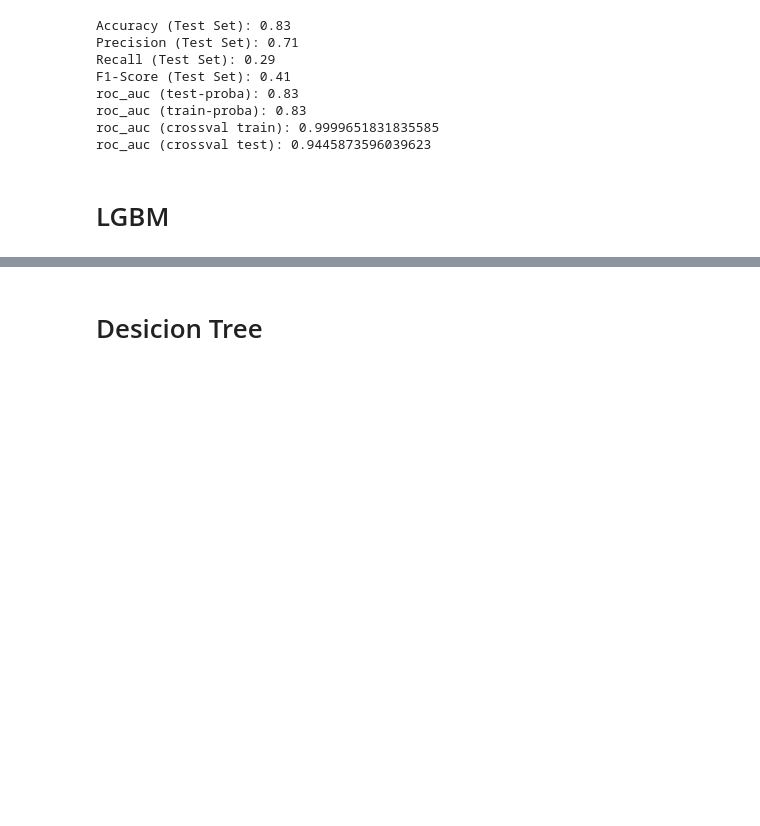
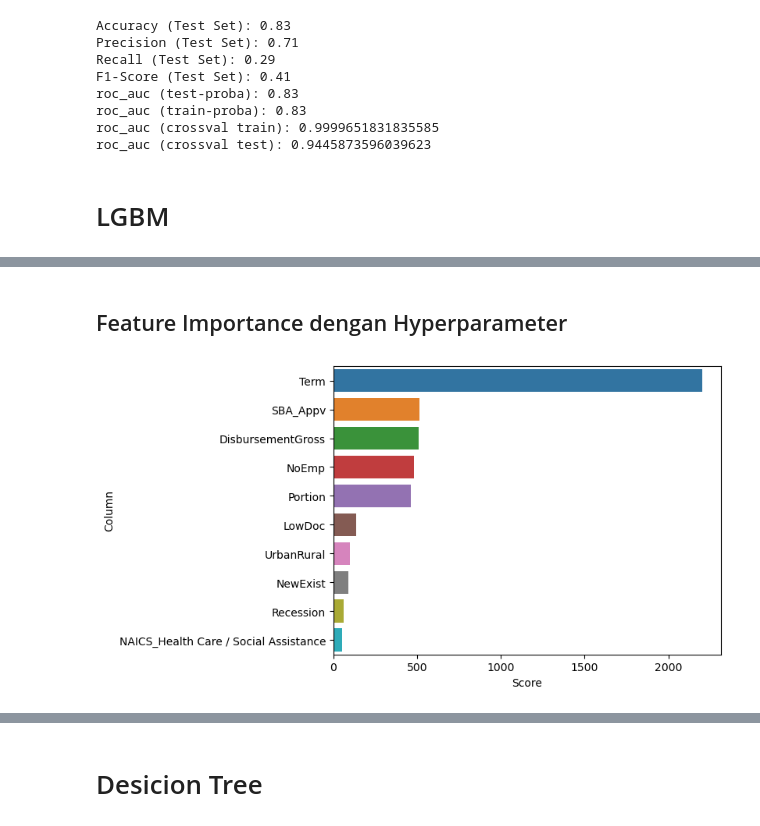
Before and after one commit to AldhiPrambudi/Colony-of-Weirdos, a Jupyter notebook: Model/machine learning.ipynb, the cells around one changed output, grey strips where cells are left out. Cells and saved outputs as stored; diff of their text form; code cells hidden in the pictures; blank space fills up the shorter version.

```diff
--- a/Model/machine learning.ipynb
+++ b/Model/machine learning.ipynb
@@ -234,3 +287,7 @@ roc_auc (test-proba): 0.97
 roc_auc (train-proba): 0.98
 f1 (crossval train): 0.8571238895128616
 f1 (crossval test): 0.8304910520007146
+# %%
+score = pd.DataFrame(lgbm_best.feature_importances_, columns=['Score'])
+score['Column'] = X.columns
+score
@@ -237,3 +308,12 @@ f1 (crossval test): 0.8304910520007146
+# %% [markdown]
+## Feature Importance dengan Hyperparameter
+# %%
+# Make plot feature importances
+new_score = score.sort_values(by='Score',ascending=False)
+sns.barplot(data=new_score[:10],x='Score',y='Column')
+plt.show()
+# %% [output]
+[figure, added]
 # %%
 show_feature_importance(grid_search.best_estimator_)
 # %% [output]
```
Also changed, not shown: parts of 16 cells of this notebook.
